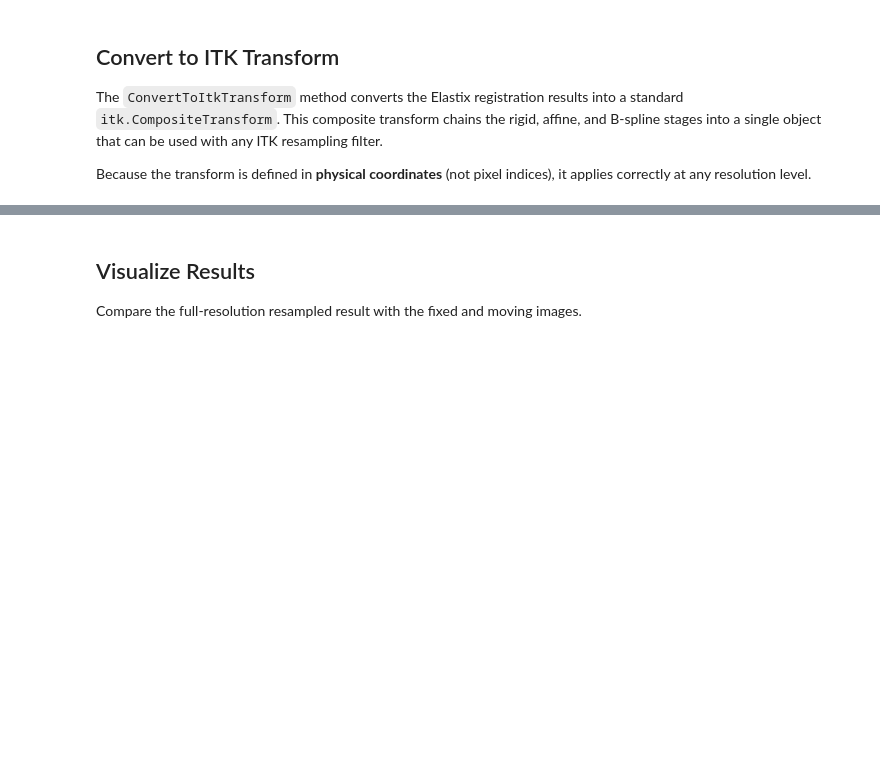
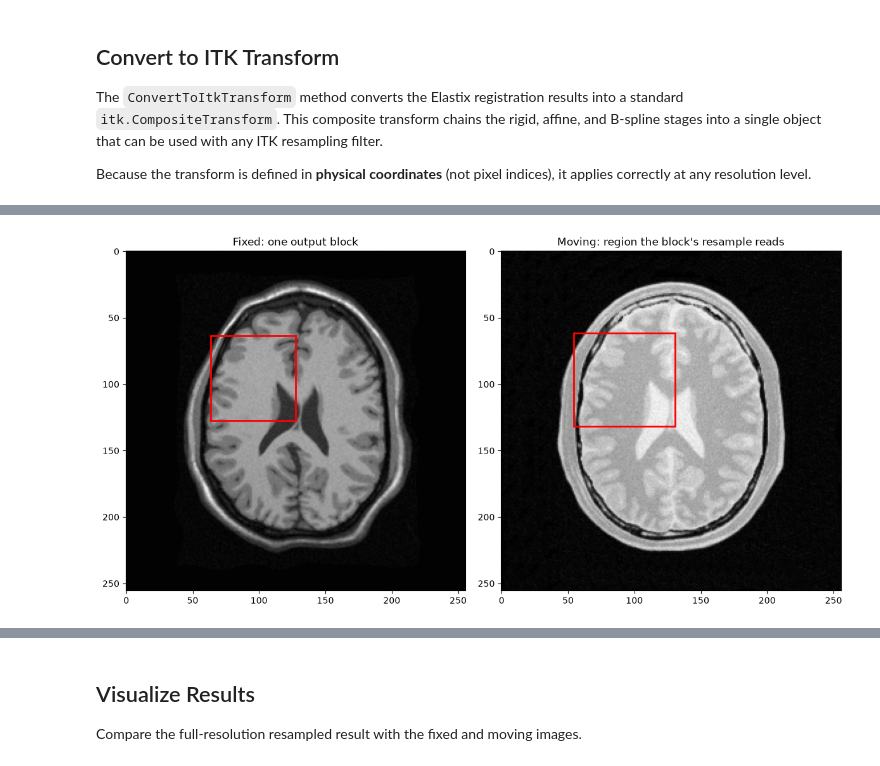
Before and after one commit to InsightSoftwareConsortium/ITKElastix, a Jupyter notebook: examples/ITK_Example23_NgffZarrMultiscaleRegistration.ipynb, the cells around one changed output, grey strips where cells are left out. Saved outputs shown, nothing was run; the diff lists cells and outputs as text; code cells hidden in the pictures; blank space fills up the shorter version.

```diff
--- a/examples/ITK_Example23_NgffZarrMultiscaleRegistration.ipynb
+++ b/examples/ITK_Example23_NgffZarrMultiscaleRegistration.ipynb
@@ -234,0 +279,21 @@ print(f"Resampled dask array: shape={resampled_dask_array.shape}, chunks={resamp
+# %%
+# This small image fits in a single dask chunk, which would give map_blocks
+# only one block to work on. Re-chunk the output grid so the resampling
+# actually runs as parallel blocks; large images arrive already chunked and
+# skip this step.
+fixed_grid = fixed_full.data.rechunk(64)
+
+# The images travel to the block function through functools.partial: they
+# are geometry inputs, not arrays for map_blocks to align and map over.
+resample_full = functools.partial(
+    resample_block,
+    transform=itk_composite_transform,
+    fixed_image=fixed_full,
+    moving_image=moving_full,
+)
+
+# Apply the transform in parallel across all chunks
+resampled_dask_array = da.map_blocks(resample_full, fixed_grid, dtype=np.float32)
+
+print(f"Resampled dask array: shape={resampled_dask_array.shape}, chunks={resampled_dask_array.chunks}")
+print(f"Blocks resampled in parallel: {resampled_dask_array.numblocks[0] * resampled_dask_array.numblocks[1]}")
@@ -234,0 +374,23 @@ print(f"Resampled dask array: shape={resampled_dask_array.shape}, chunks={resamp
+# %%
+# 1. One fixed block and the moving-image region its resample reads.
+locations = block_locations(fixed_grid)
+location = locations[5]  # an interior block
+
+region = block_bounding_box(location)
+
+fig, axs = plt.subplots(1, 2, figsize=[12, 6])
+axs[0].imshow(fixed_array, cmap="gray")
+draw_box(
+    axs[0],
+    {"y": location[0][0], "x": location[1][0]},
+    {"y": location[0][1] - location[0][0], "x": location[1][1] - location[1][0]},
+    "red",
+)
+axs[0].set_title("Fixed: one output block")
+axs[1].imshow(moving_array, cmap="gray")
+draw_box(axs[1], region.start_index, region.size, "red")
+axs[1].set_title("Moving: region the block's resample reads")
+plt.tight_layout()
+plt.show()
+# %% [output]
+[figure, added]
```
Also changed, not shown: parts of 25 cells of this notebook, 2 other files.
